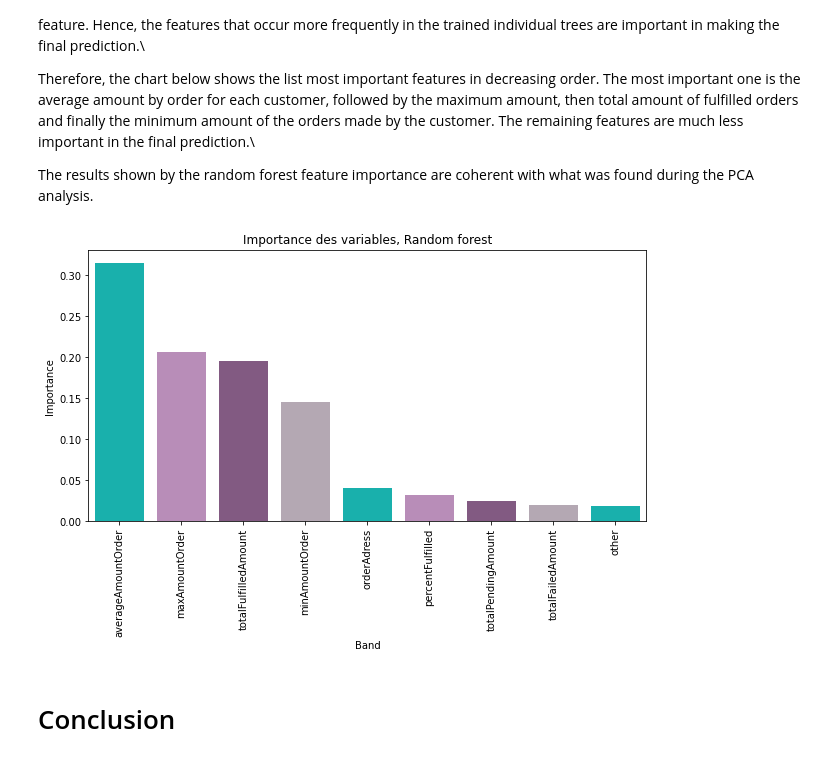
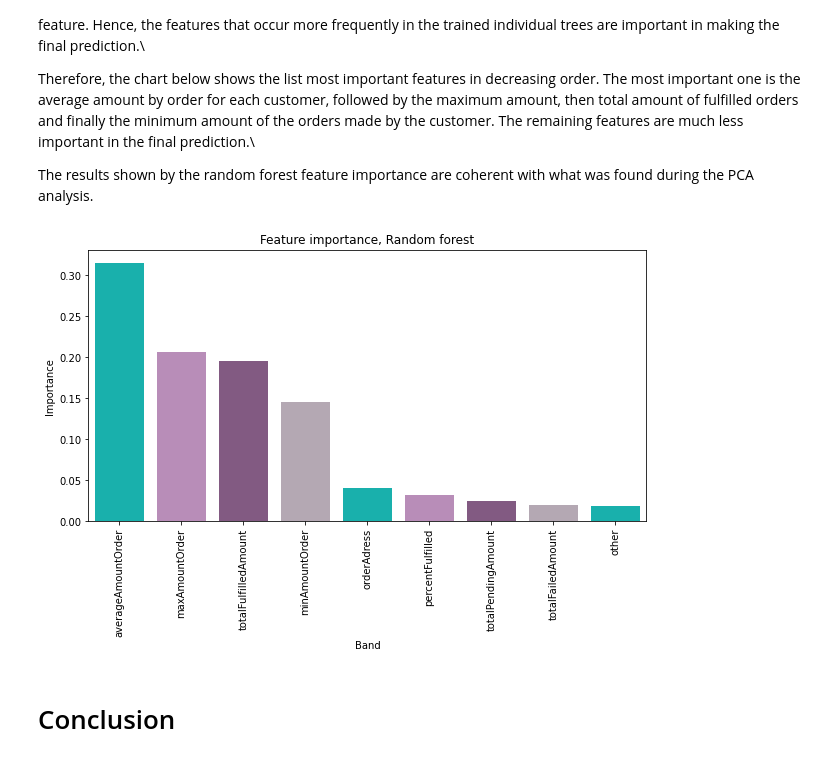
Before and after one commit to lahkimhamza1/NB-DS-02, a Jupyter notebook: Fraud Detection - Analysis & Modelling.ipynb, the cells around one changed output. Drawn from its saved outputs; the diff is of its cells as text; code cells hidden in the pictures.

```diff
--- a/dataPreparation.ipynb
+++ b/Fraud Detection - Analysis & Modelling.ipynb
@@ -467,20 +461,20 @@ The results shown by the random forest feature importance are coherent with what
 # %%
 importance = model["randomforestclassifier"].feature_importances_
 importance_df = pd.DataFrame()
 importance_df["Band"] = X.columns
 importance_df["Importance"] = importance
 importance_df = importance_df.sort_values(by = "Importance", ascending = False)
 importance_df = importance_df.reset_index(drop = True)
 
 figure = plt.figure(figsize = (10, 5))
 ax = sns.barplot(x="Band", y="Importance", data=importance_df.loc[:15], palette=sns.color_palette(colors))
 # ax.set_yscale("log")
 plt.xticks(rotation = 90)
 plt.xlabel("Band")
 plt.ylabel("Importance")
-plt.title("Importance des variables, Random forest")
+plt.title("Feature importance, Random forest")
 plt.show()
 # %% [output]
-[figure, old version]
+[figure, new version]
 # %% [markdown]
 # Conclusion
```
Also changed, not shown: parts of 13 cells of this notebook.
